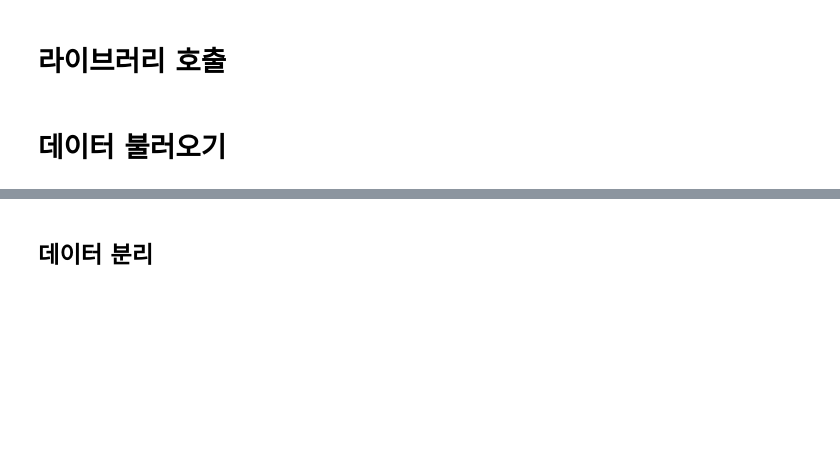
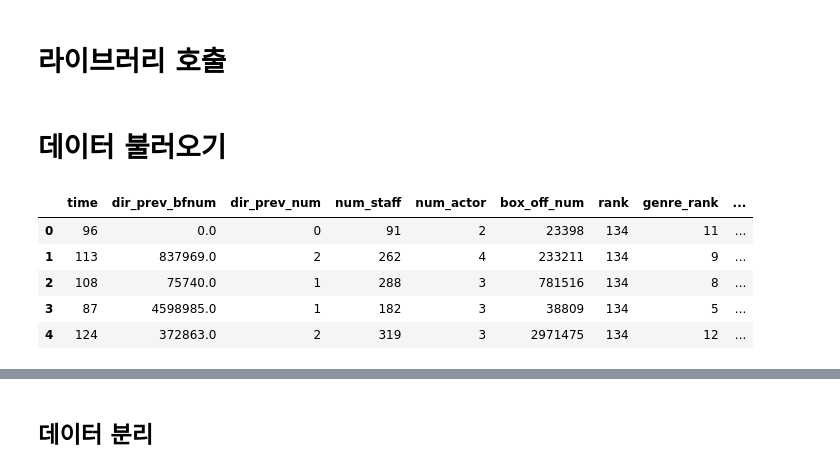
Before and after one commit to dhjkl123/dacon, a Jupyter notebook: movie/movie2.ipynb, the cells around one changed output, grey strips where cells are left out. Cells and saved outputs as stored; diff of their text form; code cells hidden in the pictures; blank space fills up the shorter version.

```diff
--- a/movie/movie2.ipynb
+++ b/movie/movie2.ipynb
@@ -34,0 +35,10 @@ test = pd.read_csv('train.csv')
+# %%
+train.drop('Unnamed: 0',axis=1,inplace=True)
+train.head()
+# %% [output]
+|  | time | dir_prev_bfnum | dir_prev_num | num_staff | num_actor | box_off_num | rank | genre_rank | ... |
+| 0 | 96 | 0.0 | 0 | 91 | 2 | 23398 | 134 | 11 | ... |
+| 1 | 113 | 837969.0 | 2 | 262 | 4 | 233211 | 134 | 9 | ... |
+| 2 | 108 | 75740.0 | 1 | 288 | 3 | 781516 | 134 | 8 | ... |
+| 3 | 87 | 4598985.0 | 1 | 182 | 3 | 38809 | 134 | 5 | ... |
+| 4 | 124 | 372863.0 | 2 | 319 | 3 | 2971475 | 134 | 12 | ... |
```
Also changed, not shown: parts of 43 cells of this notebook, 9 other files.
